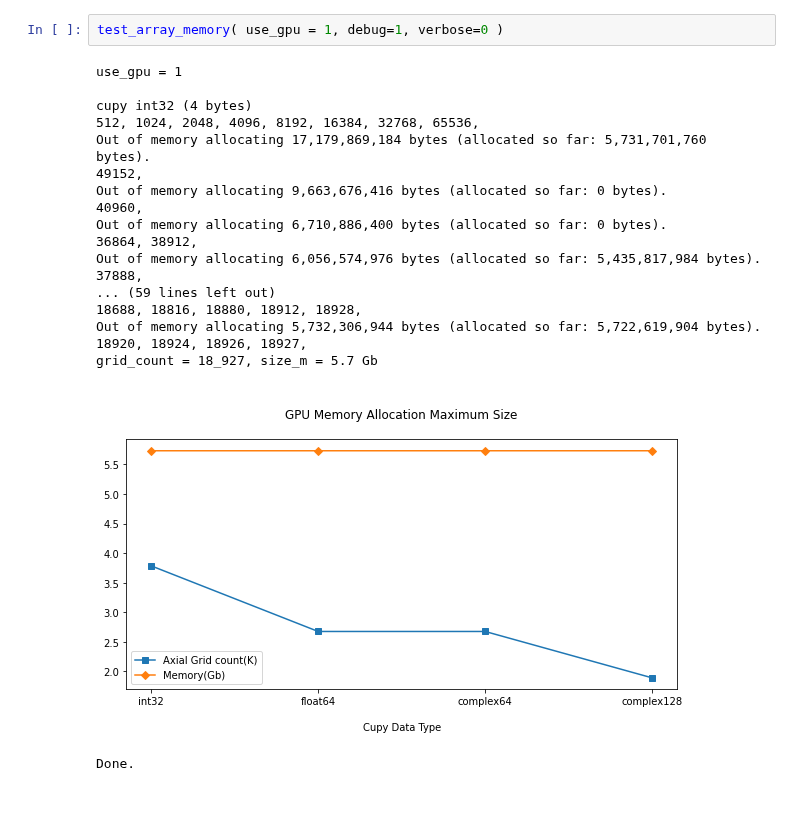
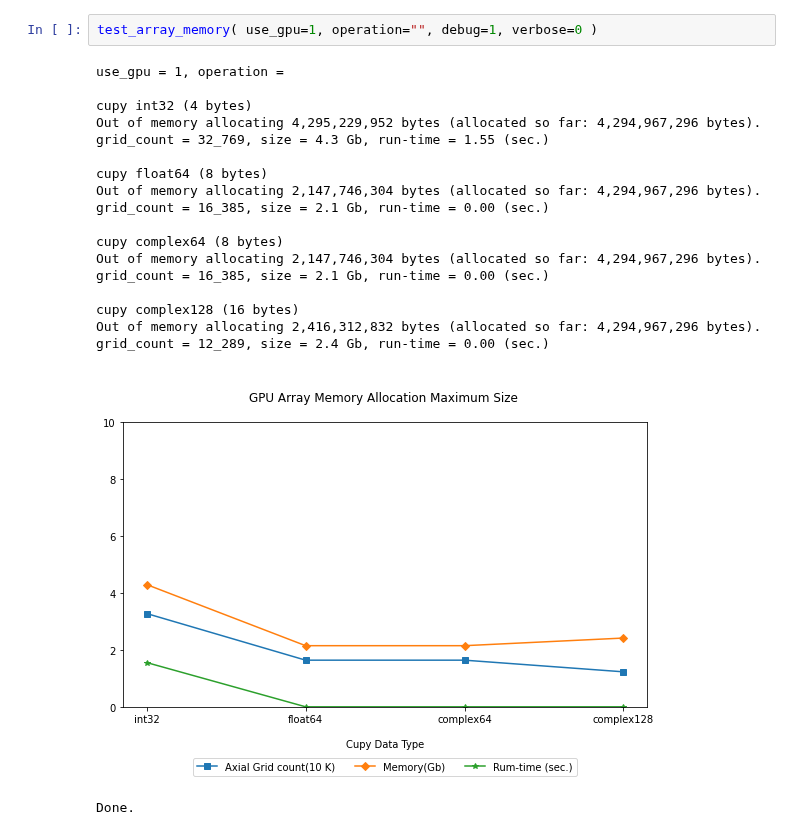
Before and after one commit to sunabove/Zernike, a Jupyter notebook: AMemoryTest.ipynb, the cells around one changed output. Drawn from its saved outputs; the diff is of its cells as text; blank space fills up the shorter version.

```diff
--- a/AMemoryTest.ipynb
+++ b/AMemoryTest.ipynb
@@ -140,22 +49,22 @@ Wall time: 314 ms
 # %%
-test_array_memory( use_gpu = 1, debug=1, verbose=0 )
+test_array_memory( use_gpu=1, operation="", debug=1, verbose=0 )
 # %% [output]
-use_gpu = 1
+use_gpu = 1, operation =
 
 cupy int32 (4 bytes)
-512, 1024, 2048, 4096, 8192, 16384, 32768, 65536,
-Out of memory allocating 17,179,869,184 bytes (allocated so far: 5,731,701,760 bytes).
-49152,
-Out of memory allocating 9,663,676,416 bytes (allocated so far: 0 bytes).
-40960,
-Out of memory allocating 6,710,886,400 bytes (allocated so far: 0 bytes).
-36864, 38912,
-Out of memory allocating 6,056,574,976 bytes (allocated so far: 5,435,817,984 bytes).
-37888,
-... (59 lines left out)
-18688, 18816, 18880, 18912, 18928,
-Out of memory allocating 5,732,306,944 bytes (allocated so far: 5,722,619,904 bytes).
-18920, 18924, 18926, 18927,
-grid_count = 18_927, size_m = 5.7 Gb
+Out of memory allocating 4,295,229,952 bytes (allocated so far: 4,294,967,296 bytes).
+grid_count = 32_769, size = 4.3 Gb, run-time = 1.55 (sec.)
+
+cupy float64 (8 bytes)
+Out of memory allocating 2,147,746,304 bytes (allocated so far: 4,294,967,296 bytes).
+grid_count = 16_385, size = 2.1 Gb, run-time = 0.00 (sec.)
+
+cupy complex64 (8 bytes)
+Out of memory allocating 2,147,746,304 bytes (allocated so far: 4,294,967,296 bytes).
+grid_count = 16_385, size = 2.1 Gb, run-time = 0.00 (sec.)
+
+cupy complex128 (16 bytes)
+Out of memory allocating 2,416,312,832 bytes (allocated so far: 4,294,967,296 bytes).
+grid_count = 12_289, size = 2.4 Gb, run-time = 0.00 (sec.)
-[figure, old version]
+[figure, new version]
 Done.
```
Also changed, not shown: parts of 5 cells of this notebook, 3 other files.
